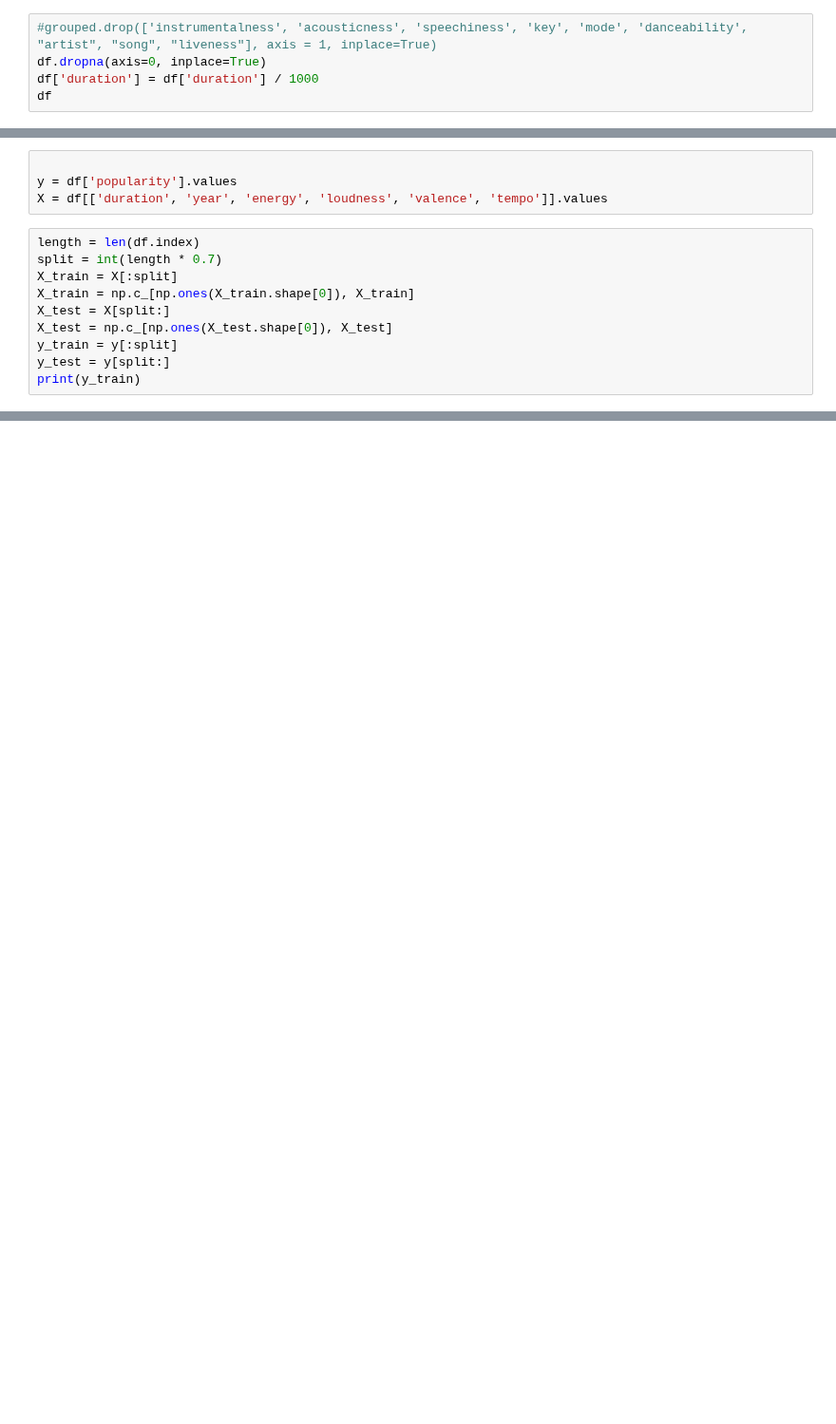
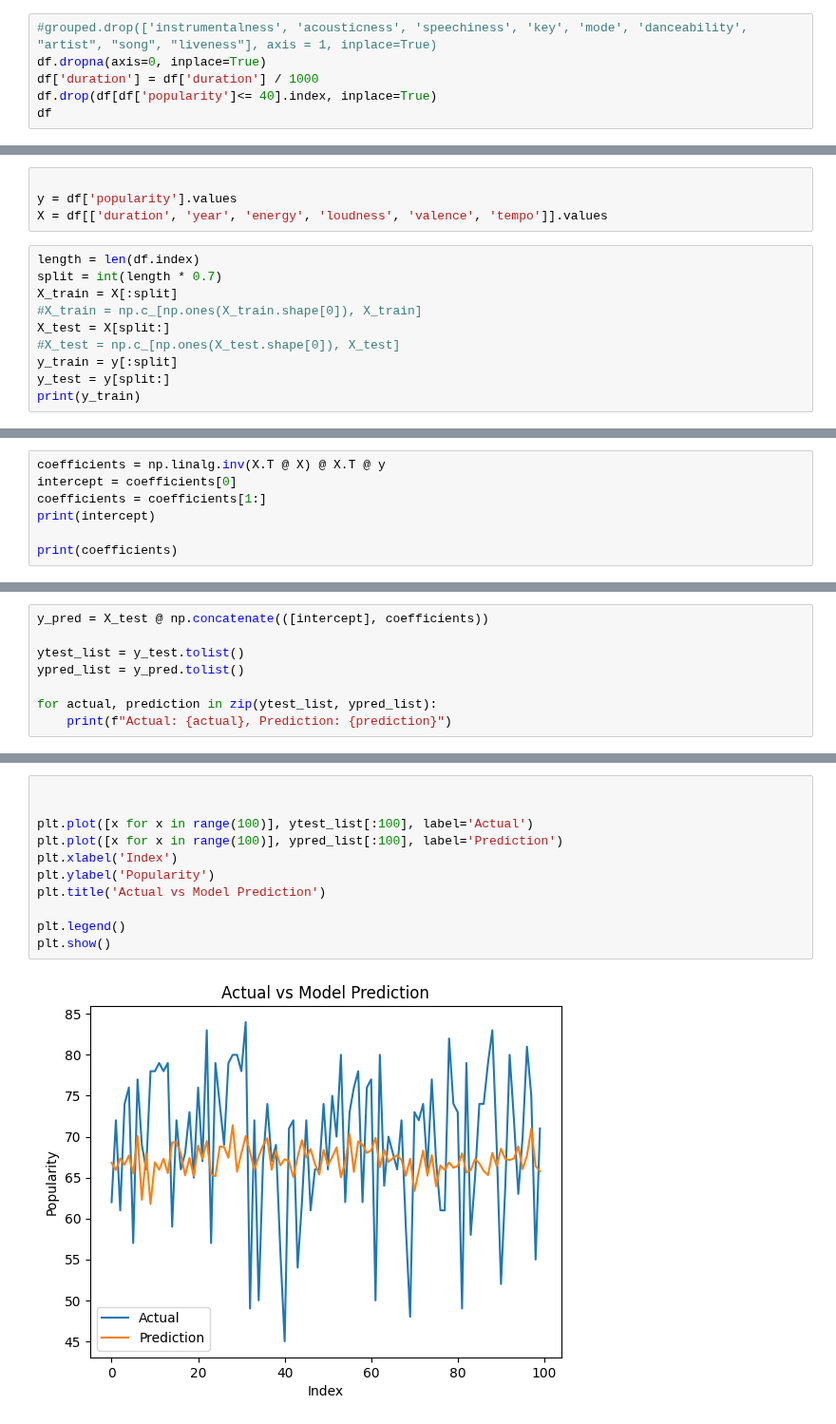
Before and after one commit to shaanCh/Data_Science-Machine_Learning, a Jupyter notebook: Machine Learning/Supervised Learning/Multiple Regression/SpotifyGradientDescent.ipynb, the cells around one changed output, grey strips where cells are left out. Shown at 95% size. Cells and saved outputs as stored; diff of their text form; blank space fills up the shorter version.

```diff
--- a/Machine Learning/Supervised Learning/Multiple Regression/SpotifyGradientDescent.ipynb
+++ b/Machine Learning/Supervised Learning/Multiple Regression/SpotifyGradientDescent.ipynb
@@ -29,6 +11,7 @@ Name: year, dtype: int64
 #grouped.drop(['instrumentalness', 'acousticness', 'speechiness', 'key', 'mode', 'danceability', "artist", "song", "liveness"], axis = 1, inplace=True)
 df.dropna(axis=0, inplace=True)
 df['duration'] = df['duration'] / 1000
+df.drop(df[df['popularity']<= 40].index, inplace=True)
 df
 # %% [output]
 |  | artist | song | duration | year | popularity | danceability | energy | key | loudness | mode | ... |
@@ -52,9 +35,9 @@ X = df[['duration', 'year', 'energy', 'loudness', 'valence', 'tempo']].values
 length = len(df.index)
 split = int(length * 0.7)
 X_train = X[:split]
-X_train = np.c_[np.ones(X_train.shape[0]), X_train]
+#X_train = np.c_[np.ones(X_train.shape[0]), X_train]
 X_test = X[split:]
-X_test = np.c_[np.ones(X_test.shape[0]), X_test]
+#X_test = np.c_[np.ones(X_test.shape[0]), X_test]
 y_train = y[:split]
 y_test = y[split:]
 print(y_train)
@@ -62,0 +46,7 @@ print(y_train)
+# %%
+coefficients = np.linalg.inv(X.T @ X) @ X.T @ y
+intercept = coefficients[0]
+coefficients = coefficients[1:]
+print(intercept)
+
+print(coefficients)
@@ -62,0 +62,8 @@ print(y_train)
+# %%
+y_pred = X_test @ np.concatenate(([intercept], coefficients))
+
+ytest_list = y_test.tolist()
+ypred_list = y_pred.tolist()
+
+for actual, prediction in zip(ytest_list, ypred_list):
+    print(f"Actual: {actual}, Prediction: {prediction}")
@@ -62,0 +88,13 @@ print(y_train)
+# %%
+
+
+plt.plot([x for x in range(100)], ytest_list[:100], label='Actual')
+plt.plot([x for x in range(100)], ypred_list[:100], label='Prediction')
+plt.xlabel('Index')
+plt.ylabel('Popularity')
+plt.title('Actual vs Model Prediction')
+
+plt.legend()
+plt.show()
+# %% [output]
+[figure, added]
```
Also changed, not shown: parts of 7 cells of this notebook.
